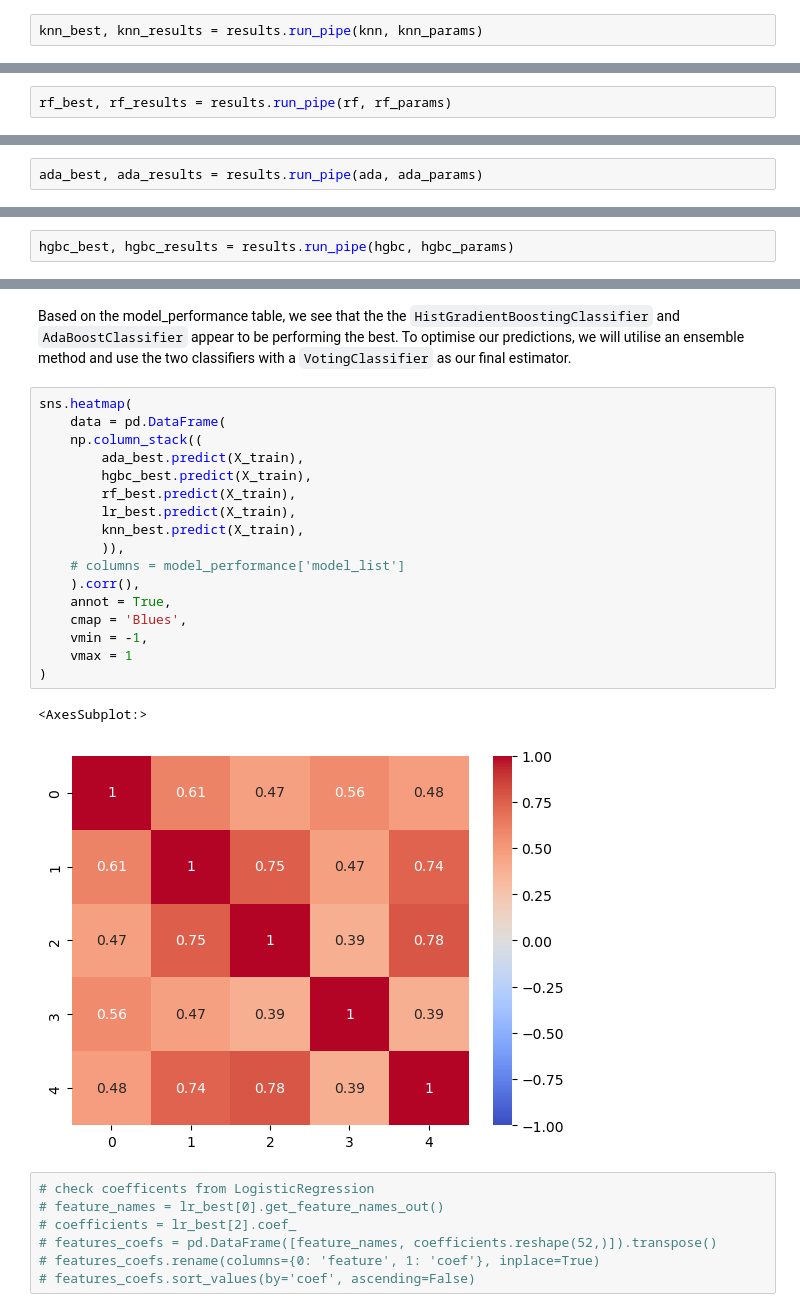
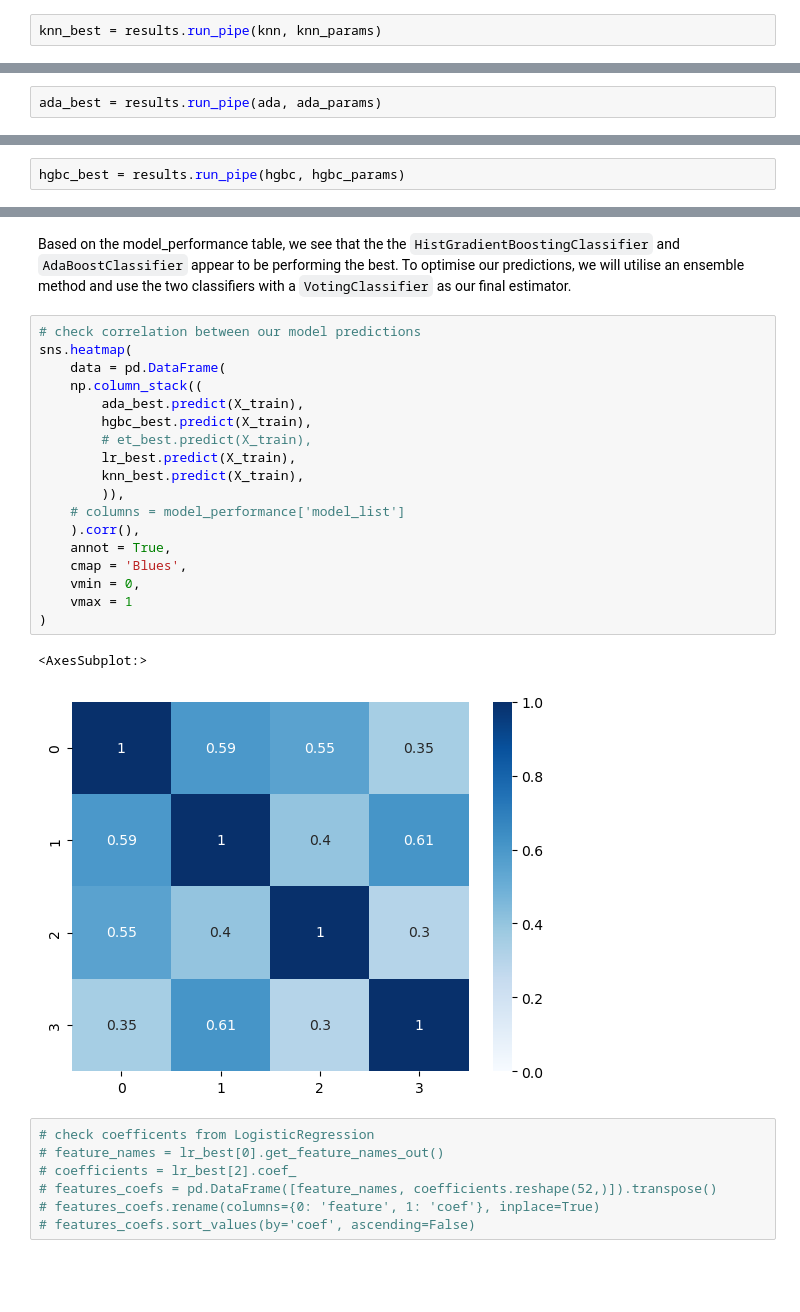
Before and after one commit to eeshawn11/DSI33-Project4, a Jupyter notebook: code/Part_2_Modelling.ipynb, the cells around one changed output, grey strips where cells are left out. Saved outputs shown, nothing was run; the diff lists cells and outputs as text; blank space fills up the shorter version.

```diff
--- a/code/Part_2_Modelling.ipynb
+++ b/code/Part_2_Modelling.ipynb
@@ -327,4 +343,4 @@ Best Params:  {'clf__C': 1.0, 'clf__max_iter': 100, 'clf__penalty': 'l2', 'clf__
 # %%
-knn_best, knn_results = results.run_pipe(knn, knn_params)
+knn_best = results.run_pipe(knn, knn_params)
 # %% [output]
 Fitting KNeighborsClassifier
@@ -335,2 +350,0 @@ Best Params:  {'clf__n_neighbors': 15, 'clf__weights': 'distance'}
-# %%
-rf_best, rf_results = results.run_pipe(rf, rf_params)
@@ -343,5 +354,5 @@ Best Params:  {'clf__ccp_alpha': 0.0, 'clf__max_features': 'sqrt', 'clf__n_estim
 # %%
-ada_best, ada_results = results.run_pipe(ada, ada_params)
+ada_best = results.run_pipe(ada, ada_params)
 # %% [output]
 Fitting AdaBoostClassifier
 Fitting 3 folds for each of 9 candidates, totalling 27 fits
@@ -350,6 +361,6 @@ Best Score:  0.26001163267912175
 Best Params:  {'clf__learning_rate': 1.0, 'clf__n_estimators': 250}
 # %%
-hgbc_best, hgbc_results = results.run_pipe(hgbc, hgbc_params)
+hgbc_best = results.run_pipe(hgbc, hgbc_params)
 # %% [output]
 Fitting HistGradientBoostingClassifier
 Fitting 3 folds for each of 27 candidates, totalling 81 fits
@@ -363,25 +378,26 @@ AttributeError: 'Series' object has no attribute 'display'
 # %% [markdown]
 Based on the model_performance table, we see that the the `HistGradientBoostingClassifier` and `AdaBoostClassifier` appear to be performing the best. To optimise our predictions, we will utilise an ensemble method and use the two classifiers with a `VotingClassifier` as our final estimator.
 # %%
+# check correlation between our model predictions
 sns.heatmap(
     data = pd.DataFrame(
     np.column_stack((
         ada_best.predict(X_train),
         hgbc_best.predict(X_train),
-        rf_best.predict(X_train),
+        # et_best.predict(X_train),
         lr_best.predict(X_train),
         knn_best.predict(X_train),
         )),
     # columns = model_performance['model_list']
     ).corr(),
     annot = True,
     cmap = 'Blues',
-    vmin = -1,
+    vmin = 0,
     vmax = 1
 )
 # %% [output]
 <AxesSubplot:>
-[figure, old version]
+[figure, new version]
 # %%
 # check coefficents from LogisticRegression
 # feature_names = lr_best[0].get_feature_names_out()
```
Also changed, not shown: parts of 37 cells of this notebook.
